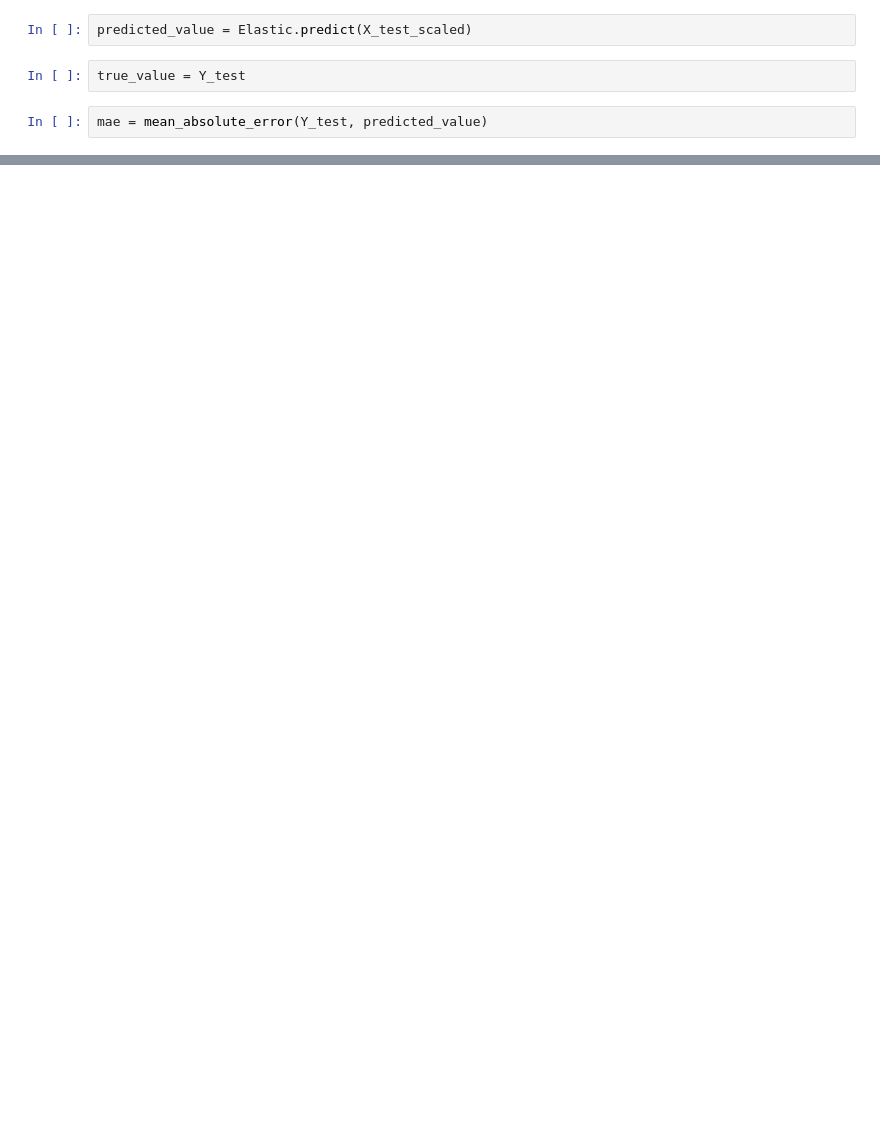
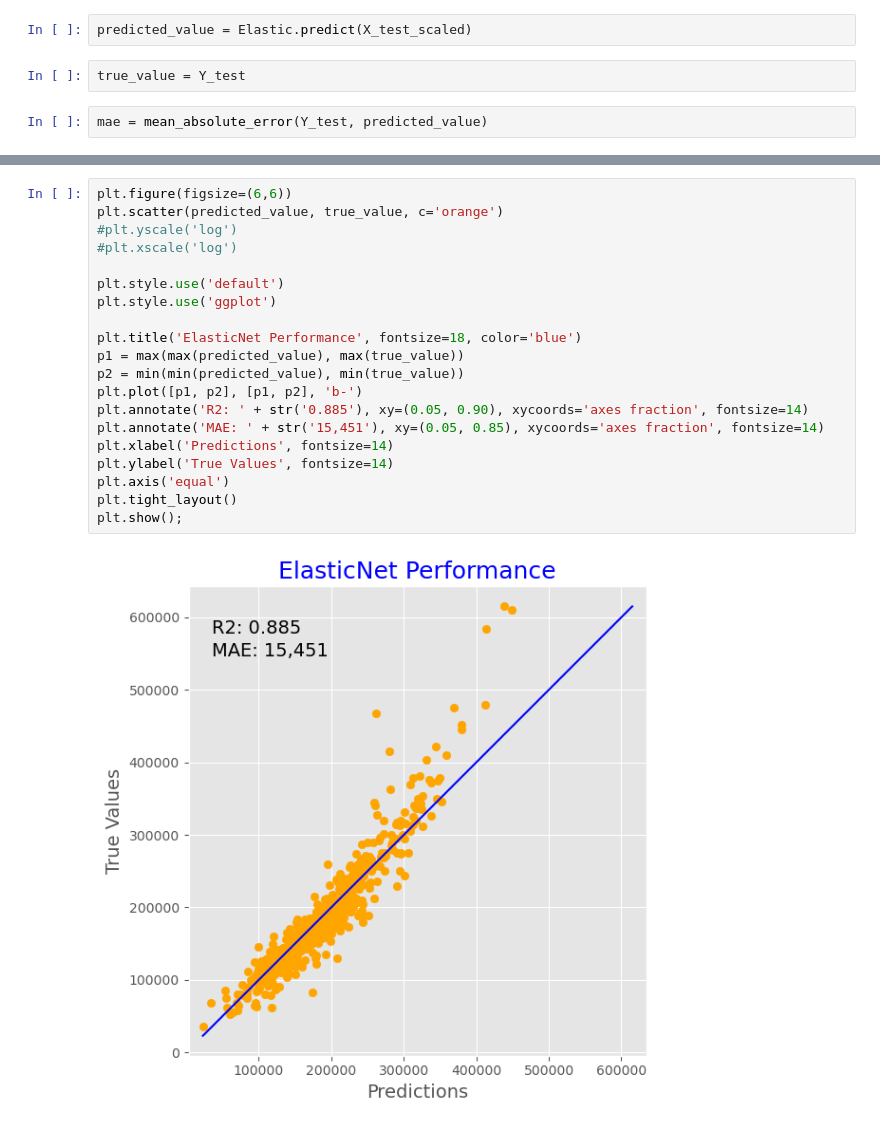
Before and after one commit to BPM1401/Go-Big-Or-Go-Home, a Jupyter notebook: Model Performance/Performance Scatterplot/Elastic Performance Scatterplot.ipynb, the cells around one changed output, grey strips where cells are left out. Drawn from its saved outputs; the diff is of its cells as text; blank space fills up the shorter version.

```diff
--- a/Model Performance/Performance Scatterplot/Elastic Performance Scatterplot.ipynb
+++ b/Model Performance/Performance Scatterplot/Elastic Performance Scatterplot.ipynb
@@ -83,0 +84,22 @@ plt.show()
+# %%
+plt.figure(figsize=(6,6))
+plt.scatter(predicted_value, true_value, c='orange')
+#plt.yscale('log')
+#plt.xscale('log')
+
+plt.style.use('default')
+plt.style.use('ggplot')
+
+plt.title('ElasticNet Performance', fontsize=18, color='blue')
+p1 = max(max(predicted_value), max(true_value))
+p2 = min(min(predicted_value), min(true_value))
+plt.plot([p1, p2], [p1, p2], 'b-')
+plt.annotate('R2: ' + str('0.885'), xy=(0.05, 0.90), xycoords='axes fraction', fontsize=14)
+plt.annotate('MAE: ' + str('15,451'), xy=(0.05, 0.85), xycoords='axes fraction', fontsize=14)
+plt.xlabel('Predictions', fontsize=14)
+plt.ylabel('True Values', fontsize=14)
+plt.axis('equal')
+plt.tight_layout()
+plt.show();
+# %% [output]
+[figure, added]
```
Also changed, not shown: parts of 2 cells of this notebook, 6 other files.
